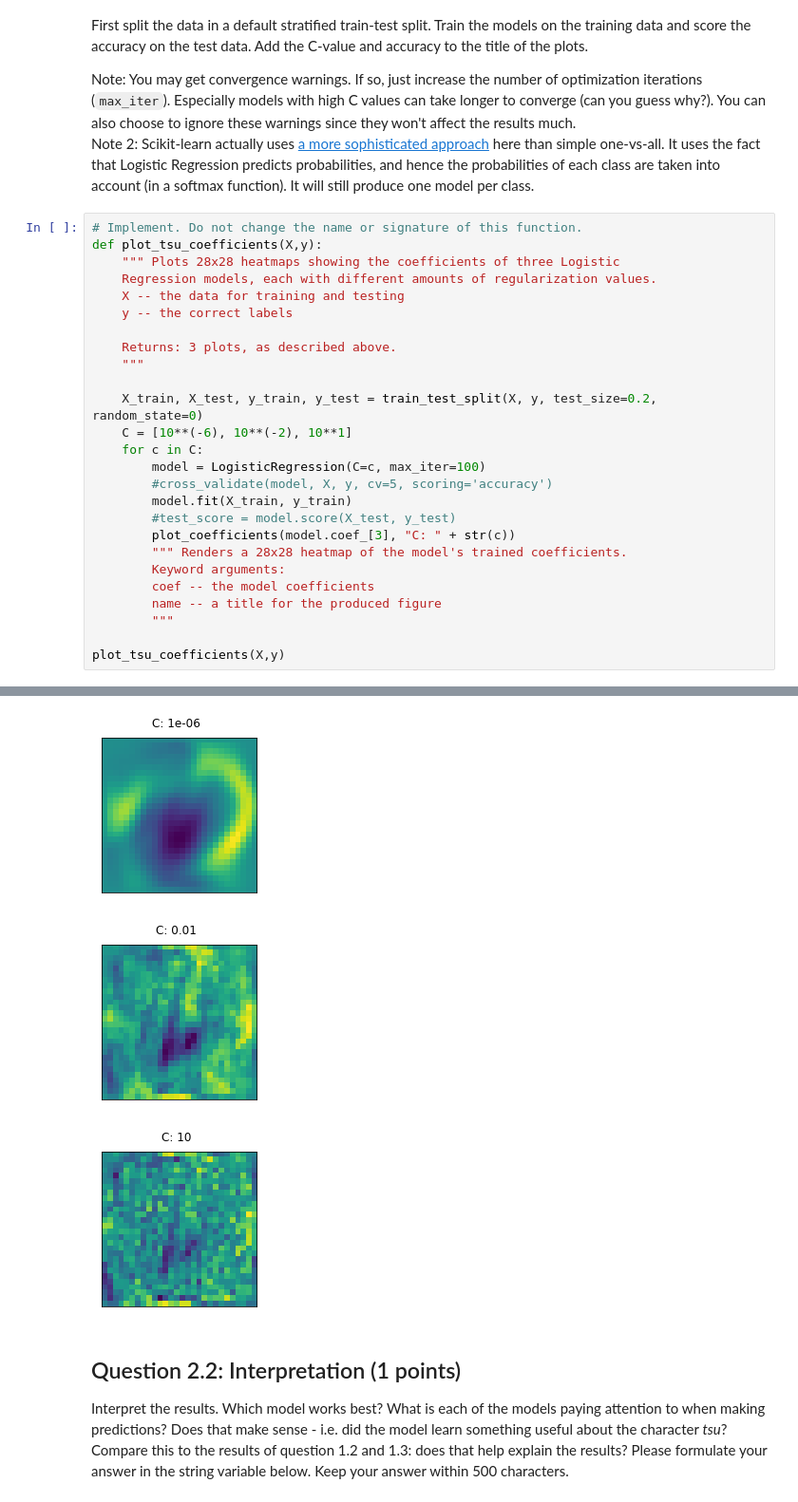
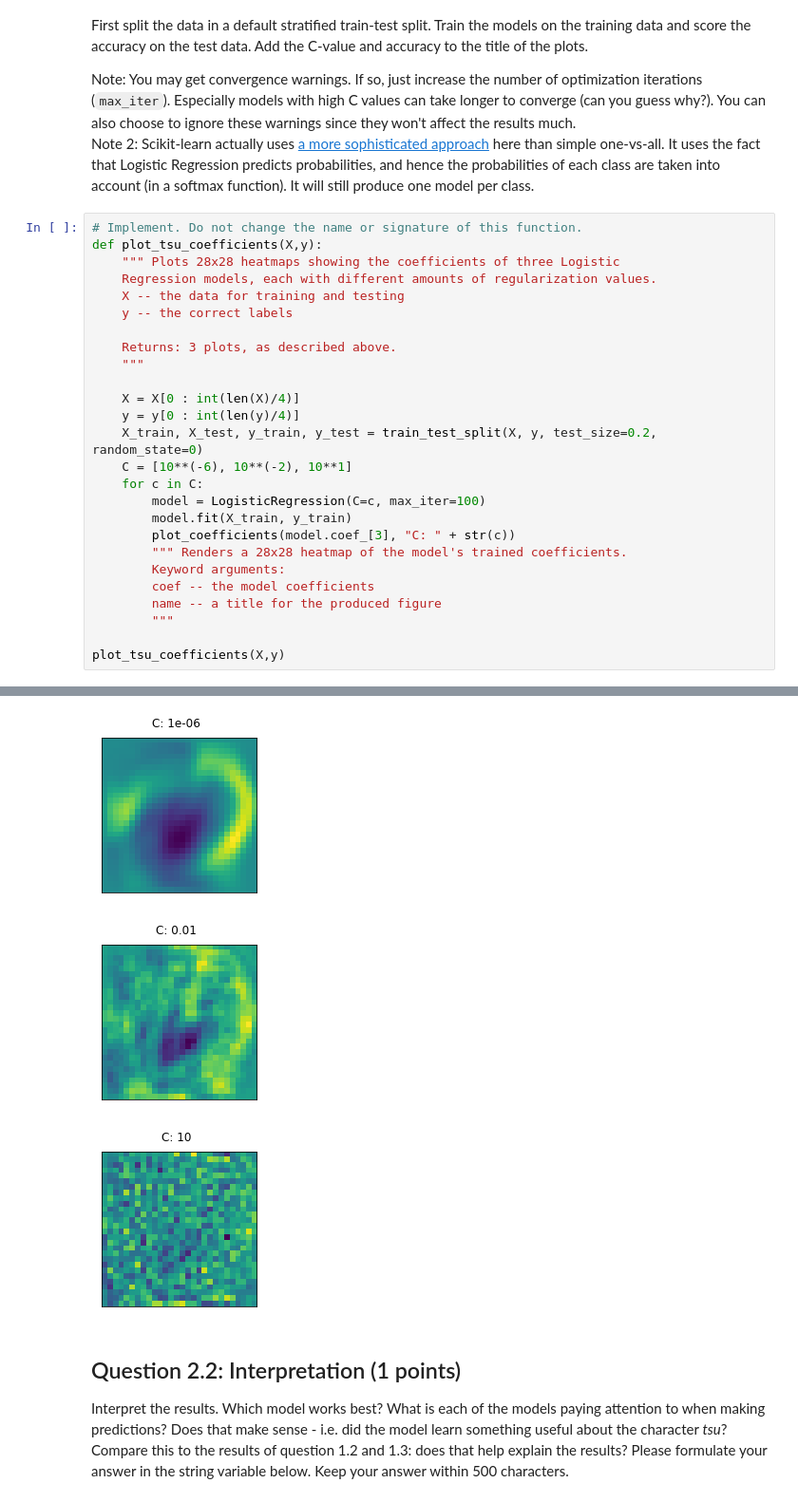
Before and after one commit to georgevangelou/ml-course-tue, a Jupyter notebook: Assignment_1.ipynb, the cells around one changed output, grey strips where cells are left out. Shown at 95% size. Drawn from its saved outputs; the diff is of its cells as text.

```diff
--- a/Assignment_1.ipynb
+++ b/Assignment_1.ipynb
@@ -267,39 +267,39 @@ def plot_tsu_coefficients(X,y):
     Returns: 3 plots, as described above.
     """
 
+    X = X[0 : int(len(X)/4)]
+    y = y[0 : int(len(y)/4)]
     X_train, X_test, y_train, y_test = train_test_split(X, y, test_size=0.2, random_state=0)
     C = [10**(-6), 10**(-2), 10**1]
     for c in C:
         model = LogisticRegression(C=c, max_iter=100)
-        #cross_validate(model, X, y, cv=5, scoring='accuracy')
         model.fit(X_train, y_train)
-        #test_score = model.score(X_test, y_test)
         plot_coefficients(model.coef_[3], "C: " + str(c))
         """ Renders a 28x28 heatmap of the model's trained coefficients.
         Keyword arguments:
         coef -- the model coefficients
         name -- a title for the produced figure
         """
 
 plot_tsu_coefficients(X,y)
 # %% [output]
 STOP: TOTAL NO. of ITERATIONS REACHED LIMIT.
 
 Increase the number of iterations (max_iter) or scale the data as shown in:
     https://scikit-learn.org/stable/modules/preprocessing.html
 Please also refer to the documentation for alternative solver options:
     https://scikit-learn.org/stable/modules/linear_model.html#logistic-regression
   n_iter_i = _check_optimize_result(
 STOP: TOTAL NO. of ITERATIONS REACHED LIMIT.
 
 Increase the number of iterations (max_iter) or scale the data as shown in:
     https://scikit-learn.org/stable/modules/preprocessing.html
 Please also refer to the documentation for alternative solver options:
     https://scikit-learn.org/stable/modules/linear_model.html#logistic-regression
   n_iter_i = _check_optimize_result(
 [figure]
-[figure, old version]
+[figure, new version]
-[figure, old version]
+[figure, new version]
 # %% [markdown]
 ## Question 2.2: Interpretation (1 points)
 Interpret the results. Which model works best? What is each of the models paying attention to when making predictions? Does that make sense - i.e. did the model learn something useful about the character *tsu*? Compare this to the results of question 1.2 and 1.3: does that help explain the results? Please formulate your answer in the string variable below. Keep your answer within 500 characters.
```
Also changed, not shown: parts of 5 cells of this notebook.
